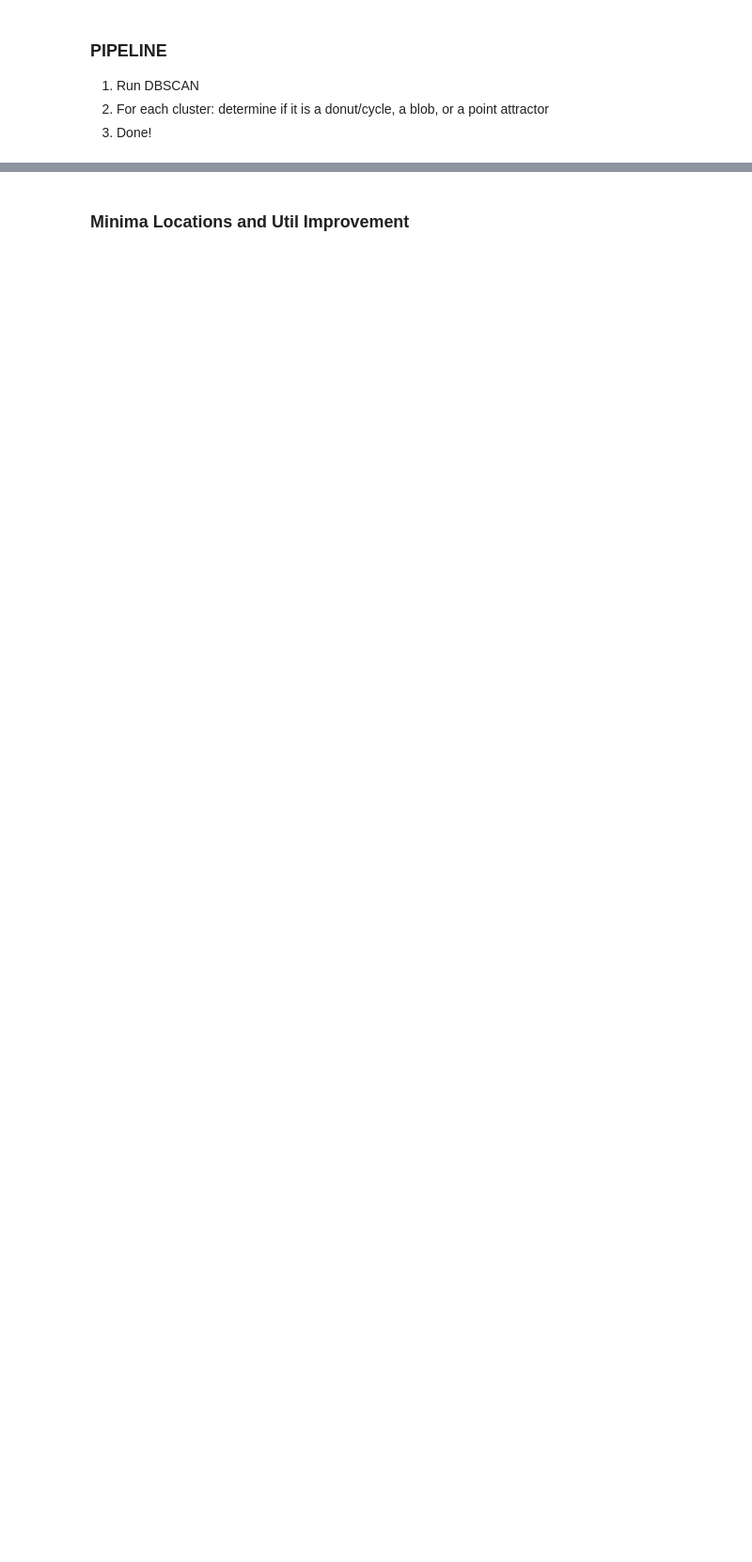
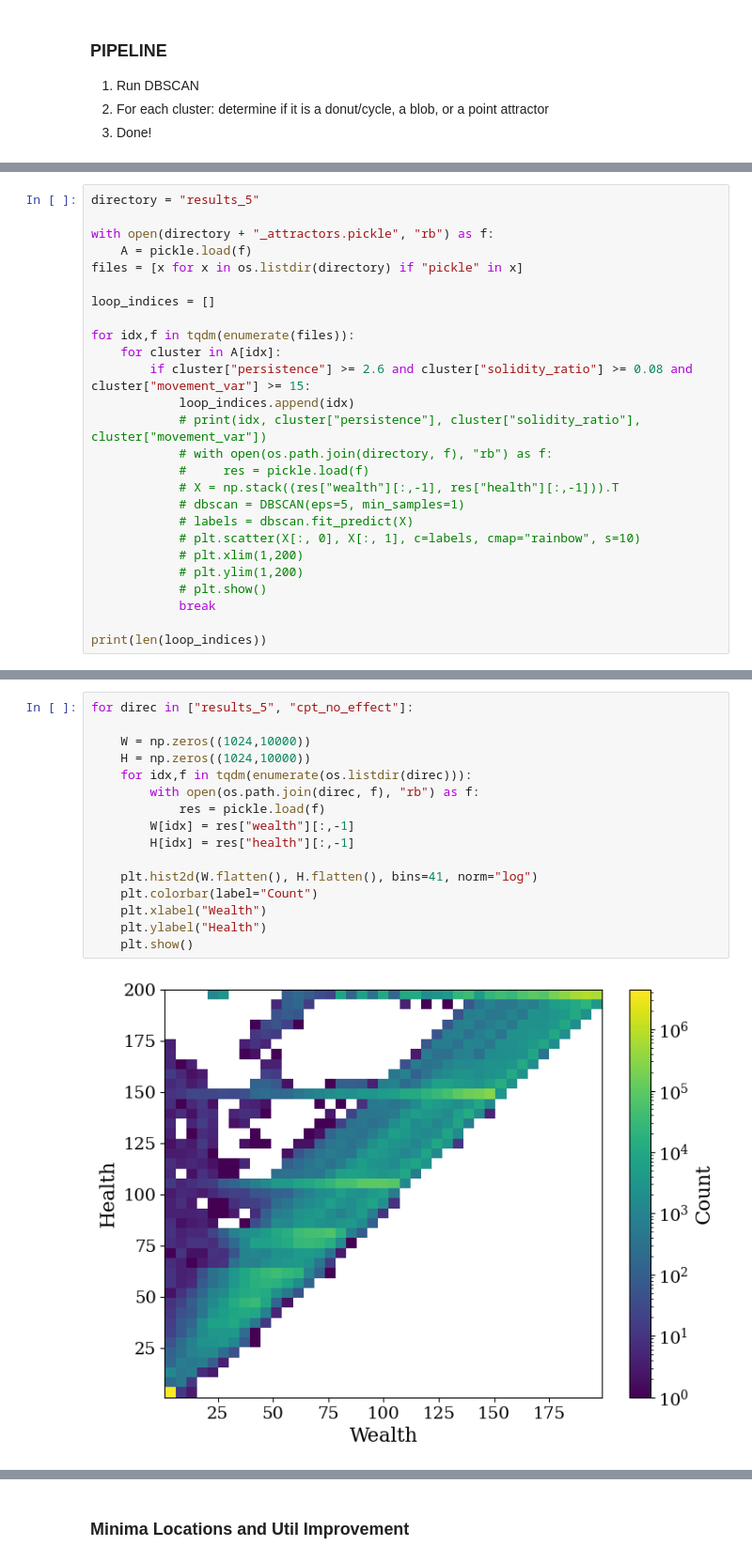
Before and after one commit to charlesaugdupont/cognitive-biases-endogenous-volatility, a Jupyter notebook: LowHealthHighWealthResults.ipynb, the cells around one changed output, grey strips where cells are left out. Shown at 94% size. Cells and saved outputs as stored; diff of their text form; blank space fills up the shorter version.

```diff
--- a/LowHealthHighWealthResults.ipynb
+++ b/LowHealthHighWealthResults.ipynb
@@ -387,0 +363,26 @@ Solidity Ratio: 0.17
+# %%
+directory = "results_5"
+
+with open(directory + "_attractors.pickle", "rb") as f:
+    A = pickle.load(f)
+files = [x for x in os.listdir(directory) if "pickle" in x]
+
+loop_indices = []
+
+for idx,f in tqdm(enumerate(files)):
+    for cluster in A[idx]:
+        if cluster["persistence"] >= 2.6 and cluster["solidity_ratio"] >= 0.08 and cluster["movement_var"] >= 15:
+            loop_indices.append(idx)
+            # print(idx, cluster["persistence"], cluster["solidity_ratio"], cluster["movement_var"])
+            # with open(os.path.join(directory, f), "rb") as f:
+            #     res = pickle.load(f)
+            # X = np.stack((res["wealth"][:,-1], res["health"][:,-1])).T
+            # dbscan = DBSCAN(eps=5, min_samples=1)
+            # labels = dbscan.fit_predict(X)
+            # plt.scatter(X[:, 0], X[:, 1], c=labels, cmap="rainbow", s=10)
+            # plt.xlim(1,200)
+            # plt.ylim(1,200)
+            # plt.show()
+            break
+
+print(len(loop_indices))
@@ -387,0 +440,18 @@ Solidity Ratio: 0.17
+# %%
+for direc in ["results_5", "cpt_no_effect"]:
+
+    W = np.zeros((1024,10000))
+    H = np.zeros((1024,10000))
+    for idx,f in tqdm(enumerate(os.listdir(direc))):
+        with open(os.path.join(direc, f), "rb") as f:
+            res = pickle.load(f)
+        W[idx] = res["wealth"][:,-1]
+        H[idx] = res["health"][:,-1]
+
+    plt.hist2d(W.flatten(), H.flatten(), bins=41, norm="log")
+    plt.colorbar(label="Count")
+    plt.xlabel("Wealth")
+    plt.ylabel("Health")
+    plt.show()
+# %% [output]
+[figure, added]
```
Also changed, not shown: parts of 5 cells of this notebook, 2 other files.
